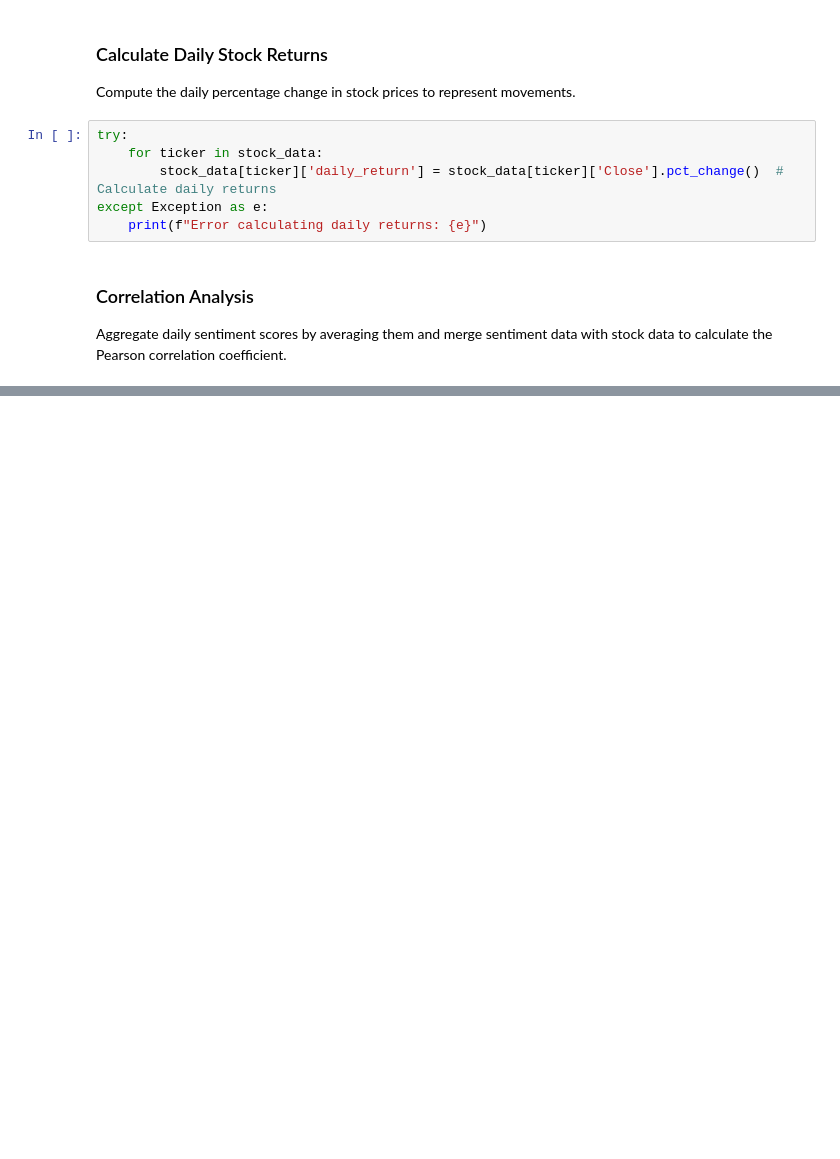
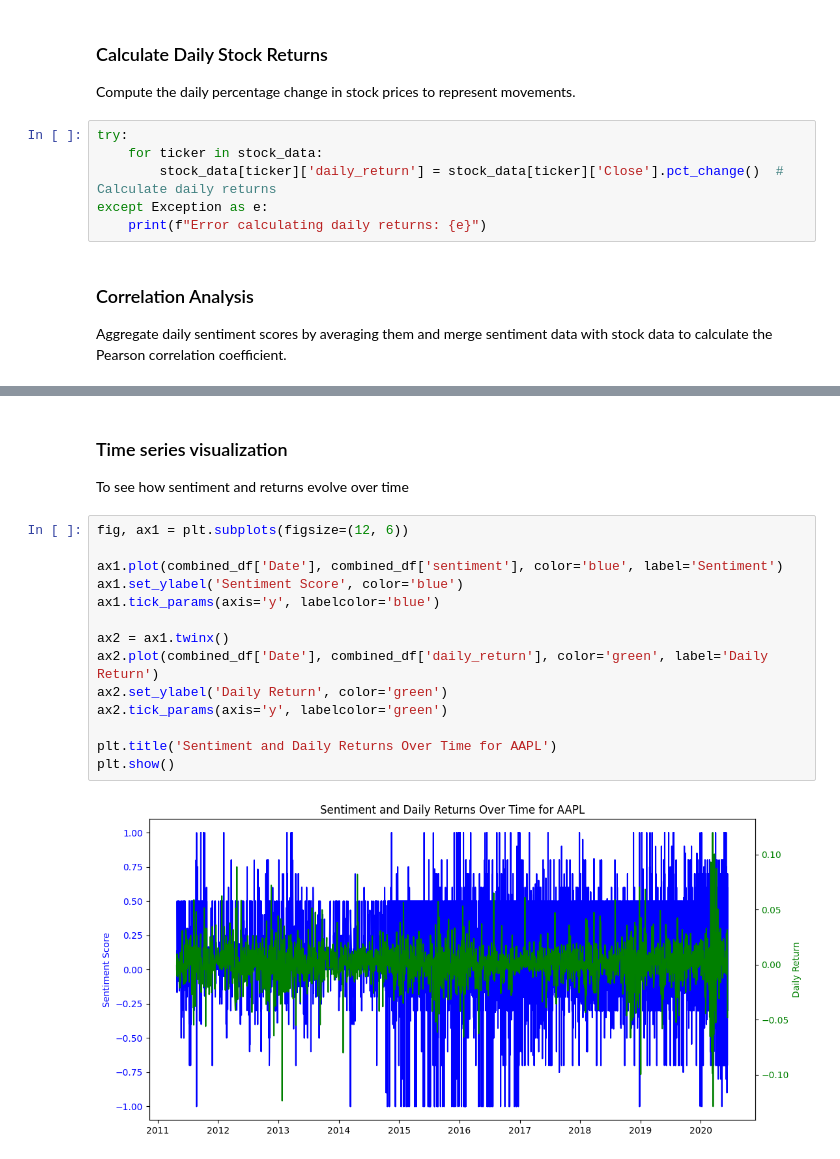
Before and after one commit to metydebebe/financial-news-sentiment-analysis, a Jupyter notebook: notebooks/news_stock_correlation.ipynb, the cells around one changed output, grey strips where cells are left out. Cells and saved outputs as stored; diff of their text form; blank space fills up the shorter version.

```diff
--- a/notebooks/news_stock_correlation.ipynb
+++ b/notebooks/news_stock_correlation.ipynb
@@ -206,0 +263,19 @@ Pearson correlation coefficient for AAPL: nan
+# %% [markdown]
+### Time series visualization
+To see how sentiment and returns evolve over time
+# %%
+fig, ax1 = plt.subplots(figsize=(12, 6))
+
+ax1.plot(combined_df['Date'], combined_df['sentiment'], color='blue', label='Sentiment')
+ax1.set_ylabel('Sentiment Score', color='blue')
+ax1.tick_params(axis='y', labelcolor='blue')
+
+ax2 = ax1.twinx()
+ax2.plot(combined_df['Date'], combined_df['daily_return'], color='green', label='Daily Return')
+ax2.set_ylabel('Daily Return', color='green')
+ax2.tick_params(axis='y', labelcolor='green')
+
+plt.title('Sentiment and Daily Returns Over Time for AAPL')
+plt.show()
+# %% [output]
+[figure, added]
```
Also changed, not shown: parts of 14 cells of this notebook.
